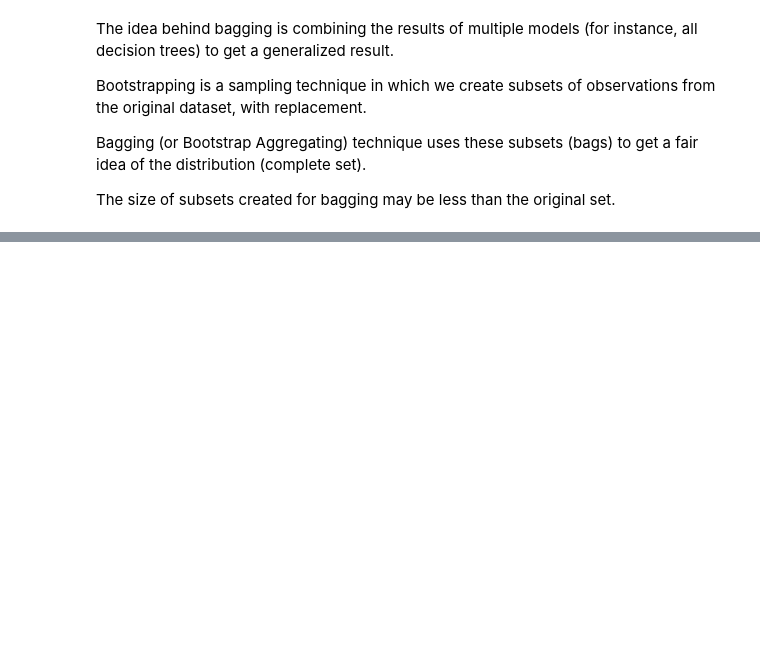
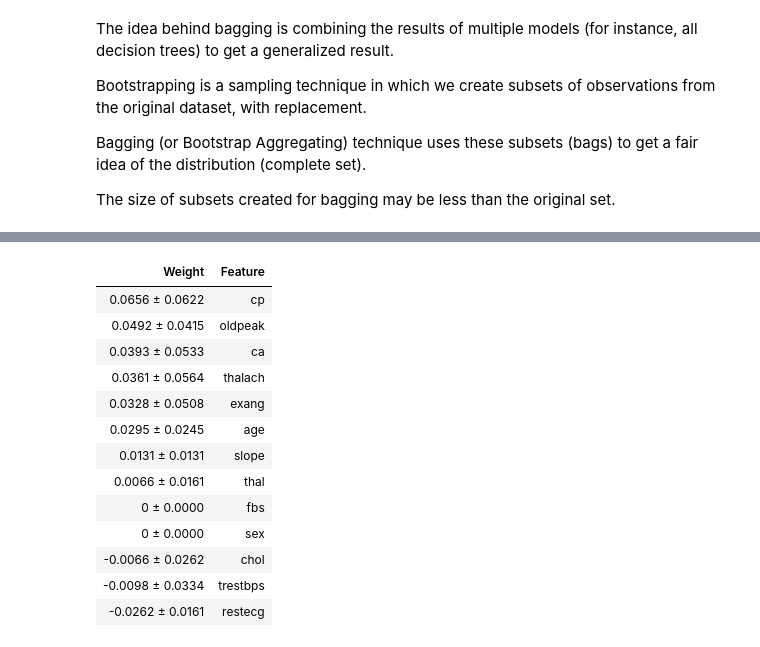
Before and after one commit to abielhammonds/predict_heart_disease_machine_learning_project, a Jupyter notebook: Machine_Learning_Heart_Disease.ipynb, the cells around one changed output, grey strips where cells are left out. Saved outputs shown, nothing was run; the diff lists cells and outputs as text; code cells hidden in the pictures; blank space fills up the shorter version.

```diff
--- a/Machine_Learning_Heart_Disease.ipynb
+++ b/Machine_Learning_Heart_Disease.ipynb
@@ -508,0 +685,18 @@ ensemble_predictions = ensemble.predict(X_val)
+# %%
+#this was the decision tree model feature importance
+dectree_feat_importance
+# %% [output]
+| Weight | Feature |
+| 0.0656 ± 0.0622 | cp |
+| 0.0492 ± 0.0415 | oldpeak |
+| 0.0393 ± 0.0533 | ca |
+| 0.0361 ± 0.0564 | thalach |
+| 0.0328 ± 0.0508 | exang |
+| 0.0295 ± 0.0245 | age |
+| 0.0131 ± 0.0131 | slope |
+| 0.0066 ± 0.0161 | thal |
+| 0 ± 0.0000 | fbs |
+| 0 ± 0.0000 | sex |
+| -0.0066 ± 0.0262 | chol |
+| -0.0098 ± 0.0334 | trestbps |
+| -0.0262 ± 0.0161 | restecg |
```
Also changed, not shown: parts of 99 cells of this notebook, 2 other files.
